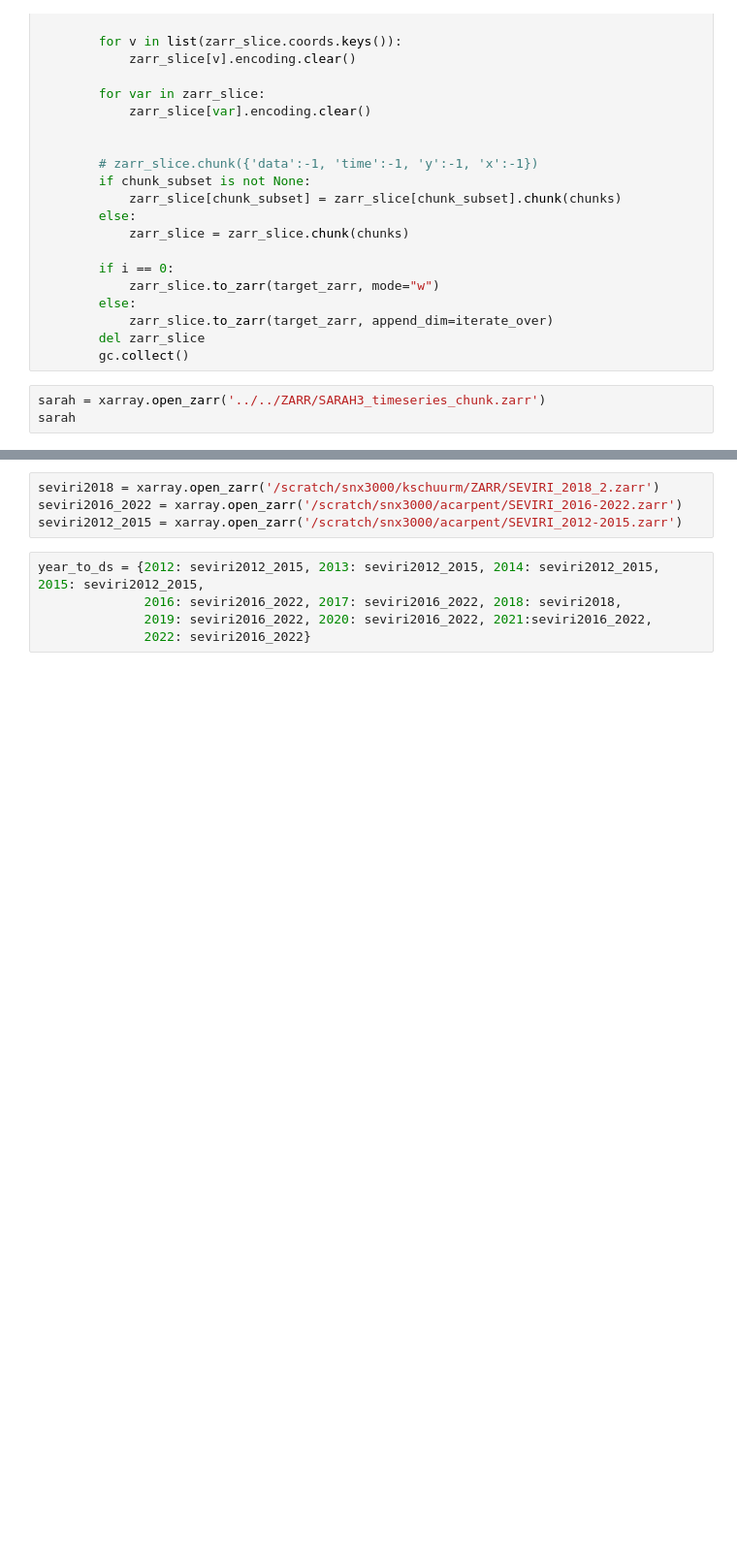
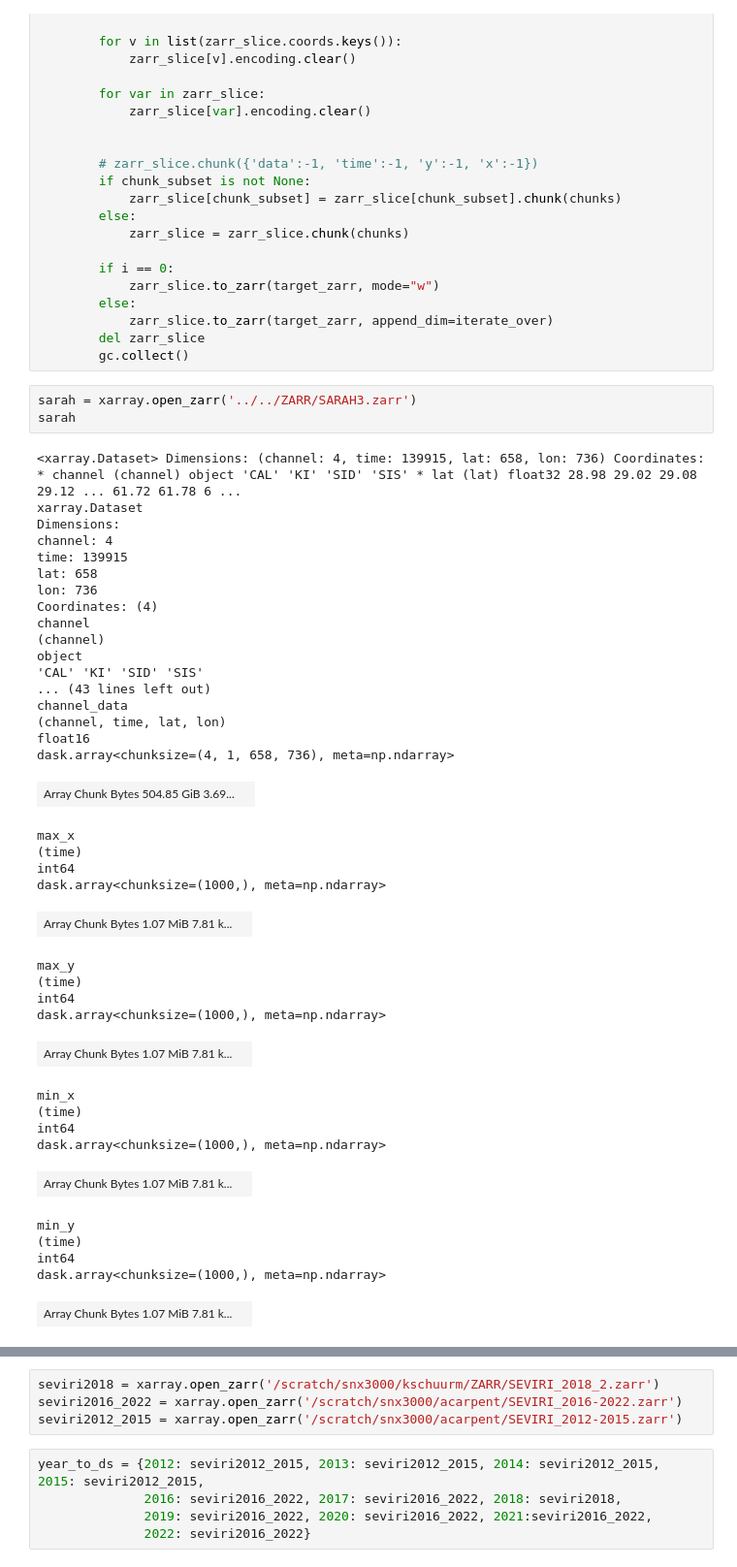
Before and after one commit to KRS-dev/irradiance_estimation, a Jupyter notebook: preprocess/RECHUNK.ipynb, the cells around one changed output, grey strips where cells are left out. Shown: that part at 97% size. Saved outputs shown, nothing was run; the diff lists cells and outputs as text; blank space fills up the shorter version.

```diff
--- a/preprocess/RECHUNK.ipynb
+++ b/preprocess/RECHUNK.ipynb
@@ -59,5 +63,44 @@ def rechunk_zarr_store(zarr, chunks, target_zarr, steps = 200,
         del zarr_slice
         gc.collect()
 # %%
-sarah = xarray.open_zarr('../../ZARR/SARAH3_timeseries_chunk.zarr')
+sarah = xarray.open_zarr('../../ZARR/SARAH3.zarr')
 sarah
+# %% [output]
+<xarray.Dataset> Dimensions: (channel: 4, time: 139915, lat: 658, lon: 736) Coordinates: * channel (channel) object 'CAL' 'KI' 'SID' 'SIS' * lat (lat) float32 28.98 29.02 29.08 29.12 ... 61.72 61.78 6 ...
+xarray.Dataset
+Dimensions:
+channel: 4
+time: 139915
+lat: 658
+lon: 736
+Coordinates: (4)
+channel
+(channel)
+object
+'CAL' 'KI' 'SID' 'SIS'
+... (43 lines left out)
+channel_data
+(channel, time, lat, lon)
+float16
+dask.array<chunksize=(4, 1, 658, 736), meta=np.ndarray>
+| Array Chunk Bytes 504.85 GiB 3.69... |  |
+max_x
+(time)
+int64
+dask.array<chunksize=(1000,), meta=np.ndarray>
+| Array Chunk Bytes 1.07 MiB 7.81 k... |  |
+max_y
+(time)
+int64
+dask.array<chunksize=(1000,), meta=np.ndarray>
+| Array Chunk Bytes 1.07 MiB 7.81 k... |  |
+min_x
+(time)
+int64
+dask.array<chunksize=(1000,), meta=np.ndarray>
+| Array Chunk Bytes 1.07 MiB 7.81 k... |  |
+min_y
+(time)
+int64
+dask.array<chunksize=(1000,), meta=np.ndarray>
+| Array Chunk Bytes 1.07 MiB 7.81 k... |  |
```
Also changed, not shown: parts of 5 cells of this notebook, 11 other files.
